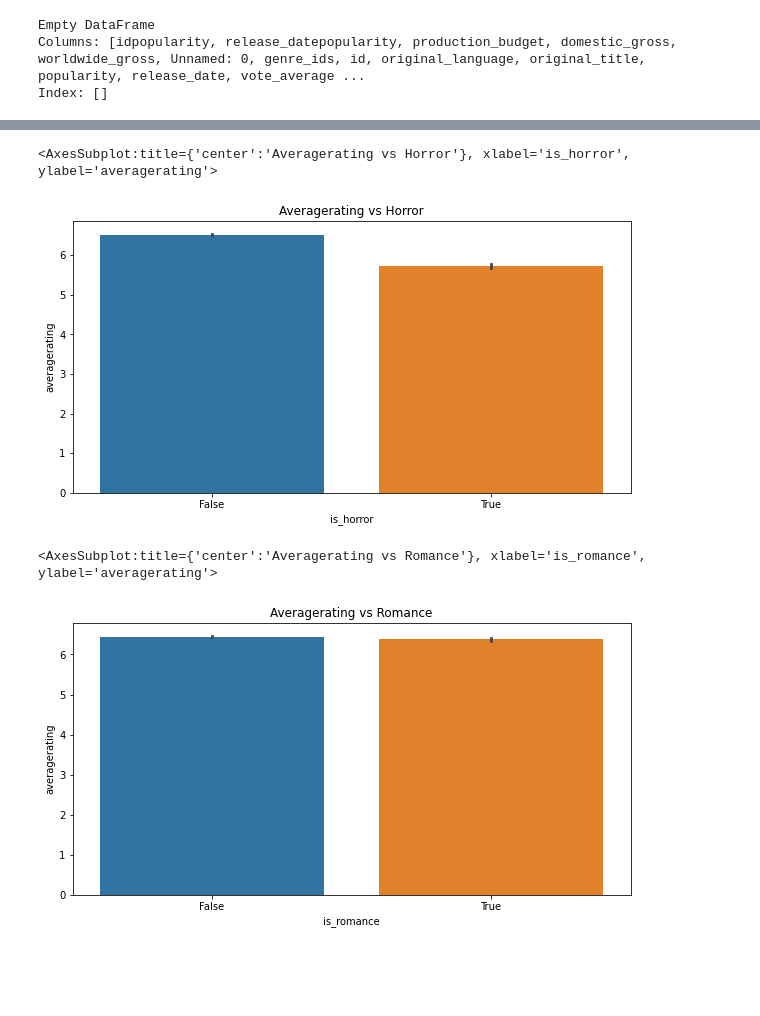
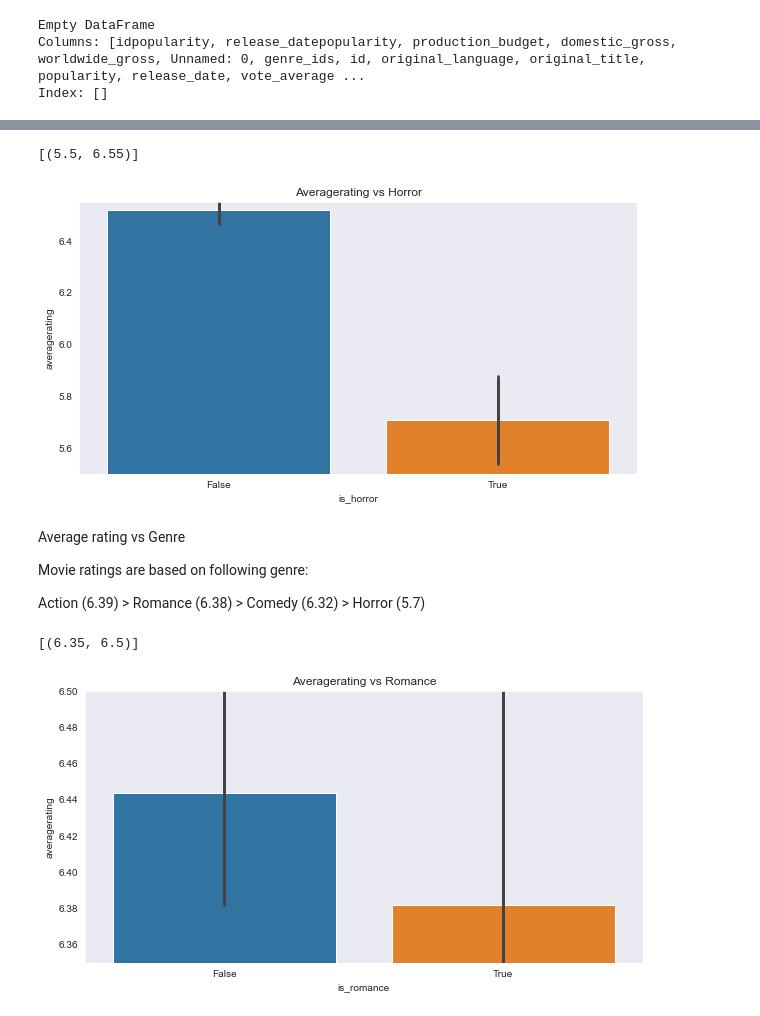
Before and after one commit to maliha1009/dsc-phase-1-project-v2-3, a Jupyter notebook: student.ipynb, the cells around one changed output, grey strips where cells are left out. Drawn from its saved outputs; the diff is of its cells as text; code cells hidden in the pictures; blank space fills up the shorter version.

```diff
--- a/student.ipynb
+++ b/student.ipynb
@@ -139,10 +158,10 @@ title_crew = pd.read_csv('zippedData/imdb.title.crew.csv.gz')
 imdb_df = title_ratings.set_index('tconst').join(title_basics.set_index('tconst'))
 # %%
 # to merge the csv files
-imdb_df = imdb_df.join(title_principals.set_index('tconst'))
+#imdb_df = imdb_df.join(title_principals.set_index('tconst'))
 # %%
 # to merge the csv files
-imdb_df = imdb_df.join(title_crew.set_index('tconst'), rsuffix = 'crew')
+#imdb_df = imdb_df.join(title_crew.set_index('tconst'), rsuffix = 'crew')
 # %%
 #to flag specific genre
 imdb_df['is_comedy']=imdb_df.genres.apply(is_comedy)
@@ -272,22 +296,27 @@ sns.barplot(x = 'is_action', y = 'averagerating', data = filtered_all_df)
 # %%
-#Average rating vs Horror:
-#Genre "Horror" receives overall lower ratings than Comedy & Action.
-
 #To draw bar graph:
 plt.figure(figsize=(10,5))
 plt.title("Averagerating vs Horror")
 sns.barplot(x = 'is_horror', y = 'averagerating', data = filtered_all_df)
+g=sns.barplot(x = 'is_horror', y = 'averagerating', data = filtered_all_df)
+g.set(ylim=(5.5, 6.55))
 # %% [output]
-<AxesSubplot:title={'center':'Averagerating vs Horror'}, xlabel='is_horror', ylabel='averagerating'>
+[(5.5, 6.55)]
-[figure, old version]
+[figure, new version]
+# %% [markdown]
+Average rating vs Genre
+
+Movie ratings are based on following genre:
+
+Action (6.39) > Romance (6.38) > Comedy (6.32) > Horror (5.7)
 # %%
-#Average rating vs Romance:
-#Genre "Romance" receives overall highest ratings than Comedy, Horror & Action.
 
 #To draw bar graph:
 plt.figure(figsize=(10,5))
 plt.title("Averagerating vs Romance")
 sns.barplot(x = 'is_romance', y = 'averagerating', data = filtered_all_df)
+g=sns.barplot(x = 'is_romance', y = 'averagerating', data = filtered_all_df)
+g.set(ylim=(6.35, 6.50))
 # %% [output]
-<AxesSubplot:title={'center':'Averagerating vs Romance'}, xlabel='is_romance', ylabel='averagerating'>
+[(6.35, 6.5)]
-[figure, old version]
+[figure, new version]
```
Also changed, not shown: parts of 38 cells of this notebook, 1 other file.
